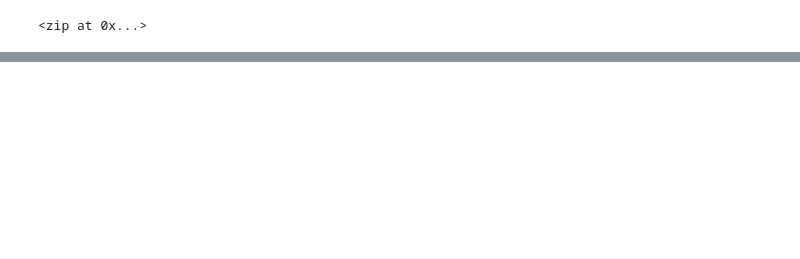
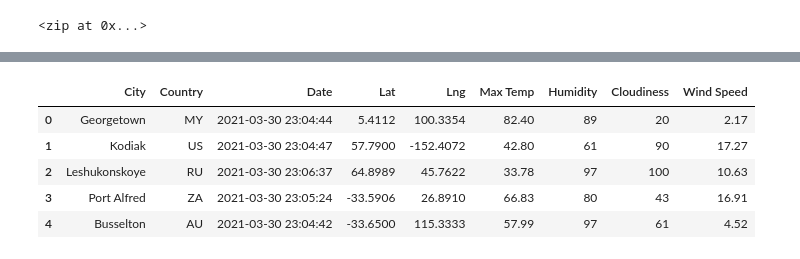
Before and after one commit to Vignesh-Bala11/World_Weather_Analysis, a Jupyter notebook: WeatherPy.ipynb, the cells around one changed output, grey strips where cells are left out. Cells and saved outputs as stored; diff of their text form; code cells hidden in the pictures; blank space fills up the shorter version.

```diff
--- a/WeatherPy.ipynb
+++ b/WeatherPy.ipynb
@@ -51,0 +153,11 @@ len(cities)
+# %%
+new_col_order = ["City","Country","Date","Lat","Lng","Max Temp","Humidity","Cloudiness","Wind Speed"]
+df = df[new_col_order]
+df.head()
+# %% [output]
+|  | City | Country | Date | Lat | Lng | Max Temp | Humidity | Cloudiness | Wind Speed |
+| 0 | Georgetown | MY | 2021-03-30 23:04:44 | 5.4112 | 100.3354 | 82.40 | 89 | 20 | 2.17 |
+| 1 | Kodiak | US | 2021-03-30 23:04:47 | 57.7900 | -152.4072 | 42.80 | 61 | 90 | 17.27 |
+| 2 | Leshukonskoye | RU | 2021-03-30 23:06:37 | 64.8989 | 45.7622 | 33.78 | 97 | 100 | 10.63 |
+| 3 | Port Alfred | ZA | 2021-03-30 23:05:24 | -33.5906 | 26.8910 | 66.83 | 80 | 43 | 16.91 |
+| 4 | Busselton | AU | 2021-03-30 23:04:42 | -33.6500 | 115.3333 | 57.99 | 97 | 61 | 4.52 |
```
Also changed, not shown: parts of 9 cells of this notebook, 2 other files.
